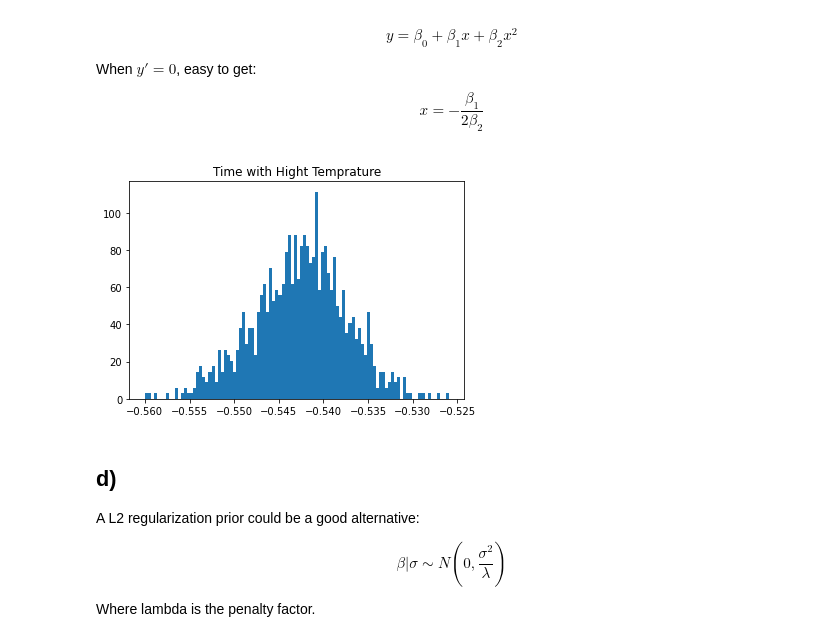
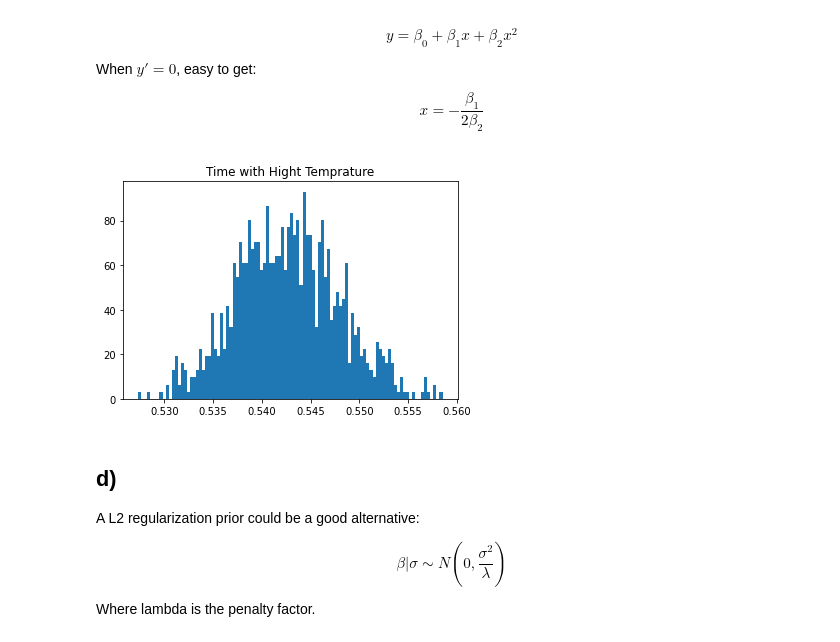
Before and after one commit to limchaos/732A91-Bayesian-Learning, a Jupyter notebook: lab2/lab2.ipynb, the cells around one changed output. Saved outputs shown, nothing was run; the diff lists cells and outputs as text; code cells hidden in the pictures.

```diff
--- a/lab2/lab2.ipynb
+++ b/lab2/lab2.ipynb
@@ -121,5 +128,5 @@ for i in range(3):
 # %%
-ys_post = quadratic_model(time, betas_post)
+ys_post = quadratic_model(time, betas_post) + np.random.normal(0, np.sqrt(sigma_posterior))
 ys_low = np.percentile(ys_post, 2.5, axis=1)
 ys_high = np.percentile(ys_post, 97.5, axis=1)
 ys_median = np.median(ys_post, axis=1)
@@ -148,14 +155,14 @@ When $y\prime= 0$, easy to get:
 $$x = - \frac{\beta_1}{2\beta_2}$$
 # %%
 y_maxs = np.max(ys_post,axis=0)
-x_maxs =  betas_post[1, :] / (2 * betas_post[2, :])
+x_maxs =  - betas_post[1, :] / (2 * betas_post[2, :])
 
 plt.figure(6)
 plt.hist(x_maxs, density=True, bins=100)
 plt.title('Time with Hight Temprature')
 plt.show()
 # %% [output]
-[figure, old version]
+[figure, new version]
 # %% [markdown]
 ## d)
 
```
Also changed, not shown: parts of 7 cells of this notebook, 1 other file.
